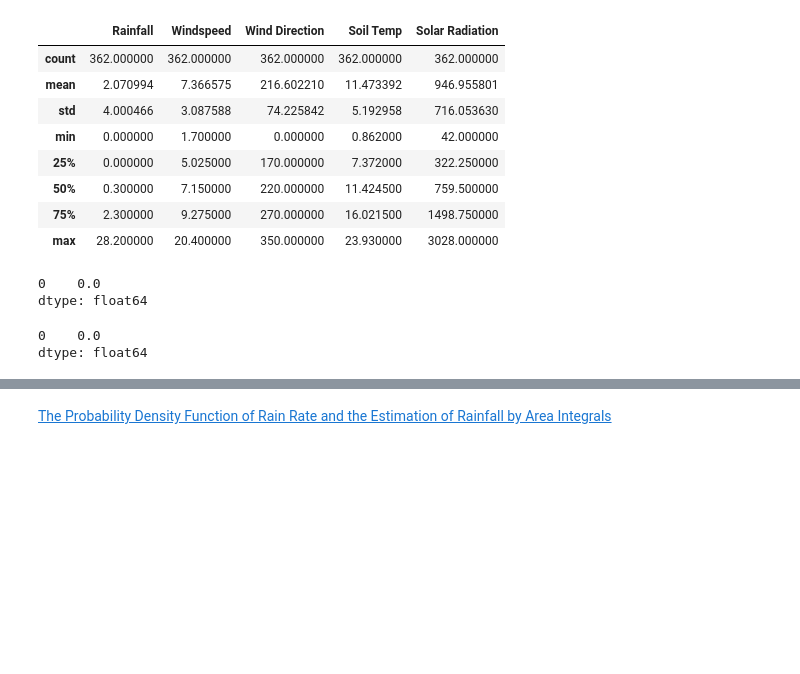
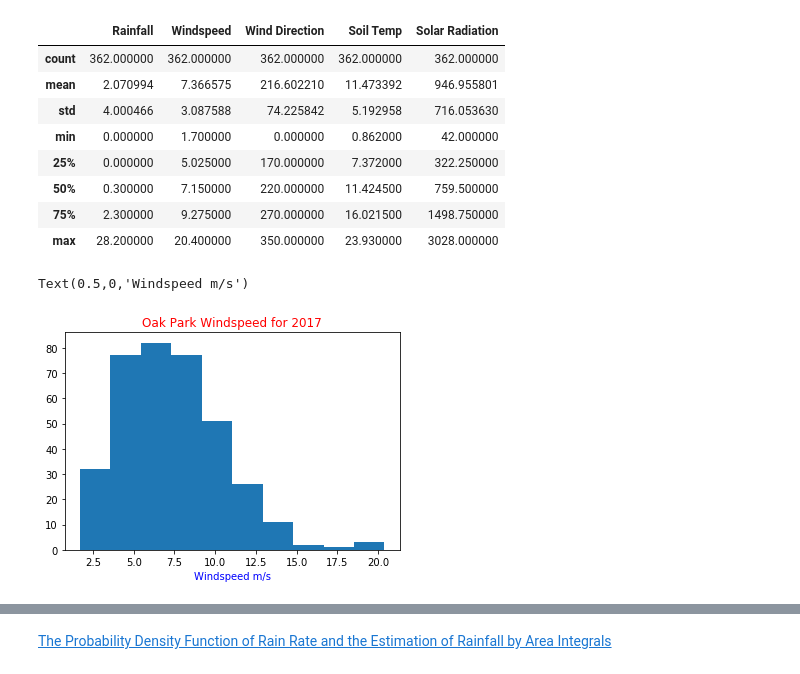
Before and after one commit to jruther/Programming_for_DA_PROJECT, a Jupyter notebook: Programming for DA _PROJECT-Copy2.ipynb, the cells around one changed output, grey strips where cells are left out. Drawn from its saved outputs; the diff is of its cells as text; code cells hidden in the pictures; blank space fills up the shorter version.

```diff
--- a/Programming for DA _PROJECT-Copy2.ipynb
+++ b/Programming for DA _PROJECT-Copy2.ipynb
@@ -152,22 +162,3 @@ Ref_data
 | 50% | 0.300000 | 7.150000 | 220.000000 | 11.424500 | 759.500000 |
 | 75% | 2.300000 | 9.275000 | 270.000000 | 16.021500 | 1498.750000 |
 | max | 28.200000 | 20.400000 | 350.000000 | 23.930000 | 3028.000000 |
-# %%
-
-df1.iloc[:,0].mode()
-# %% [output]
-0    0.0
-dtype: float64
-# %%
-%matplotlib inline
-import numpy as np
-import matplotlib.pyplot as plt
-
-# Having read the paper on 'PDF of rainrate and estimation of rainfall' (as referenced in the footer), we will use the Gumbel distribution function;
-# First however we need to determine the location of the 'mode' value for the Gumbel distribution.
-
-#We do this by applying the function
-df1.iloc[:,0].mode()
-# %% [output]
-0    0.0
-dtype: float64
@@ -173,0 +171,10 @@ dtype: float64
+# %%
+a = df1['Windspeed']
+b = df1['Wind Direction']
+# %%
+plt.hist(a);
+plt.title('Oak Park Windspeed for 2017', color='r')
+plt.xlabel('Windspeed m/s',color ='b')
+# %% [output]
+Text(0.5,0,'Windspeed m/s')
+[figure, added]
```
Also changed, not shown: parts of 58 cells of this notebook.
